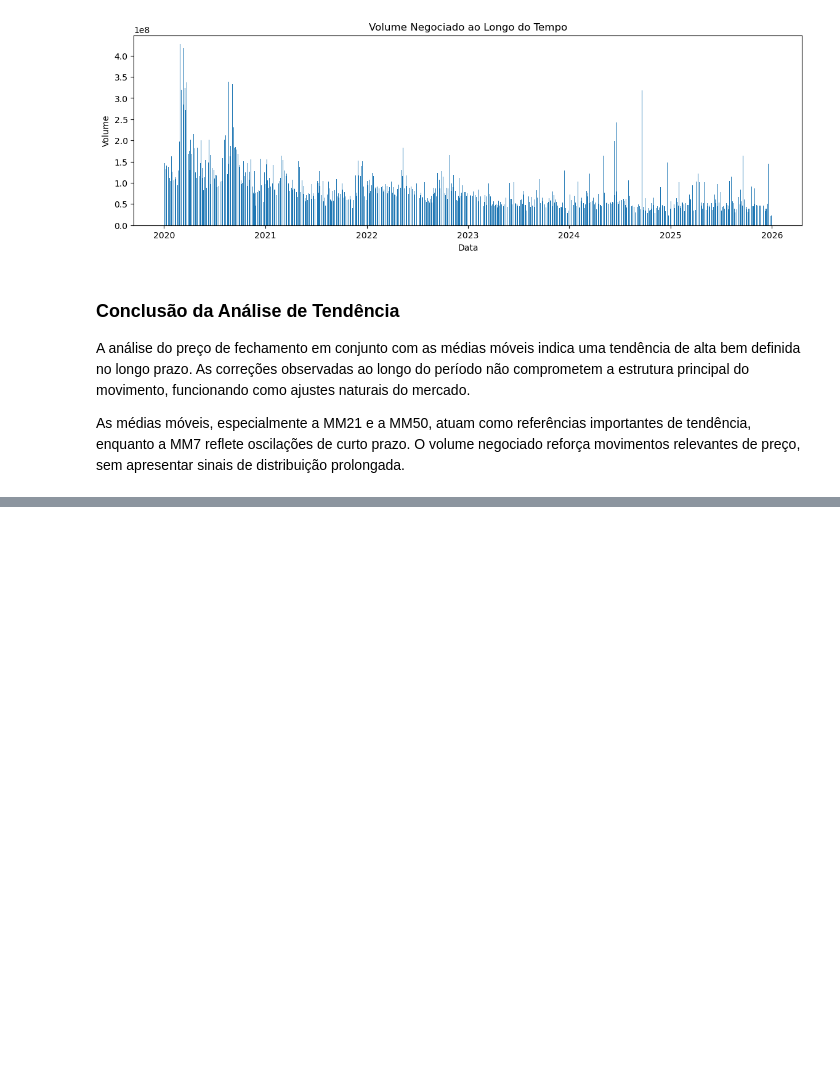
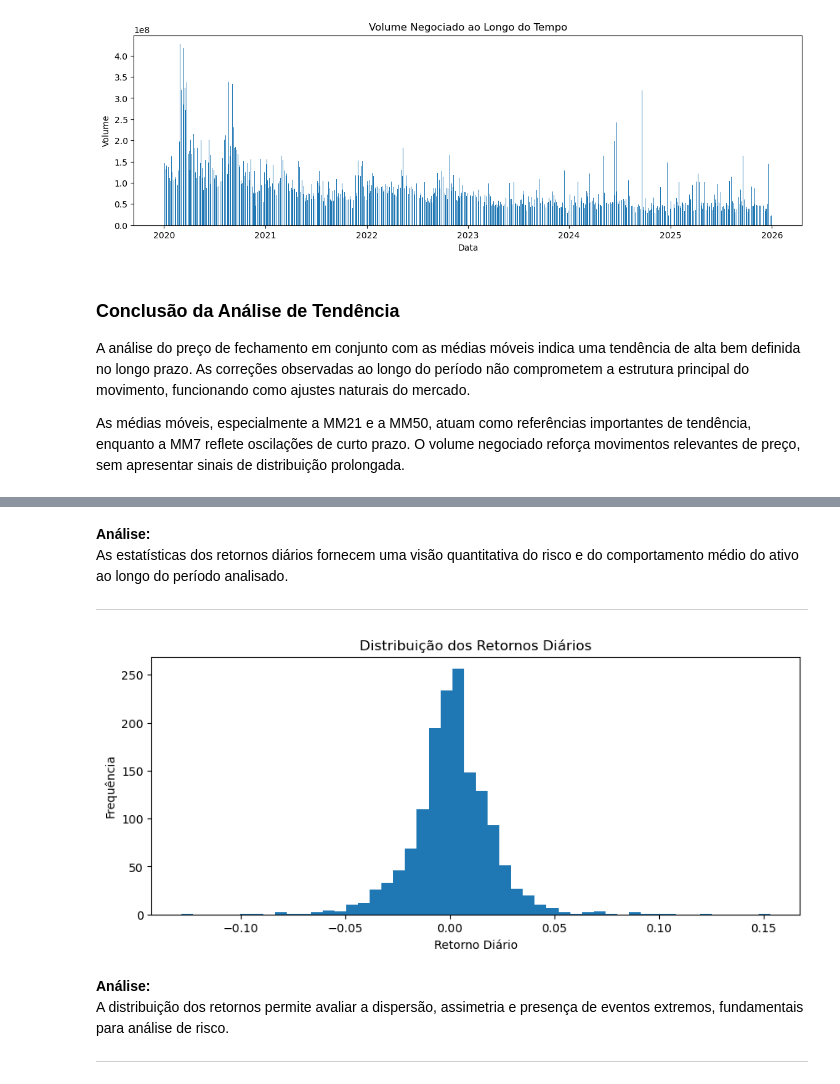
Before and after one commit to wellitonrocha/data_science_journey, a Jupyter notebook: Semana04_Python_Financas/finance_analysis.ipynb, the cells around one changed output, grey strips where cells are left out. Cells and saved outputs as stored; diff of their text form; code cells hidden in the pictures; blank space fills up the shorter version.

Commit message:
Semana 04 | Dia 4: Análise de retorno e volatilidade do ativo

```diff
--- a/Semana04_Python_Financas/finance_analysis.ipynb
+++ b/Semana04_Python_Financas/finance_analysis.ipynb
@@ -247,0 +251,4 @@ As médias móveis, especialmente a MM21 e a MM50, atuam como referências impor
+# %%
+df["Daily_Return"] = df["Close"].pct_change()
+
+df.head()
@@ -247,0 +275,19 @@ As médias móveis, especialmente a MM21 e a MM50, atuam como referências impor
+# %% [markdown]
+**Análise:**
+As estatísticas dos retornos diários fornecem uma visão quantitativa do risco e do comportamento médio do ativo ao longo do período analisado.
+
+---
+# %%
+plt.figure(figsize=(10, 4))
+plt.hist(df["Daily_Return"].dropna(), bins=50)
+plt.title("Distribuição dos Retornos Diários")
+plt.xlabel("Retorno Diário")
+plt.ylabel("Frequência")
+plt.show()
+# %% [output]
+[figure, added]
+# %% [markdown]
+**Análise:**
+A distribuição dos retornos permite avaliar a dispersão, assimetria e presença de eventos extremos, fundamentais para análise de risco.
+
+---
```
Also changed, not shown: parts of 13 cells of this notebook, 1 other file.
